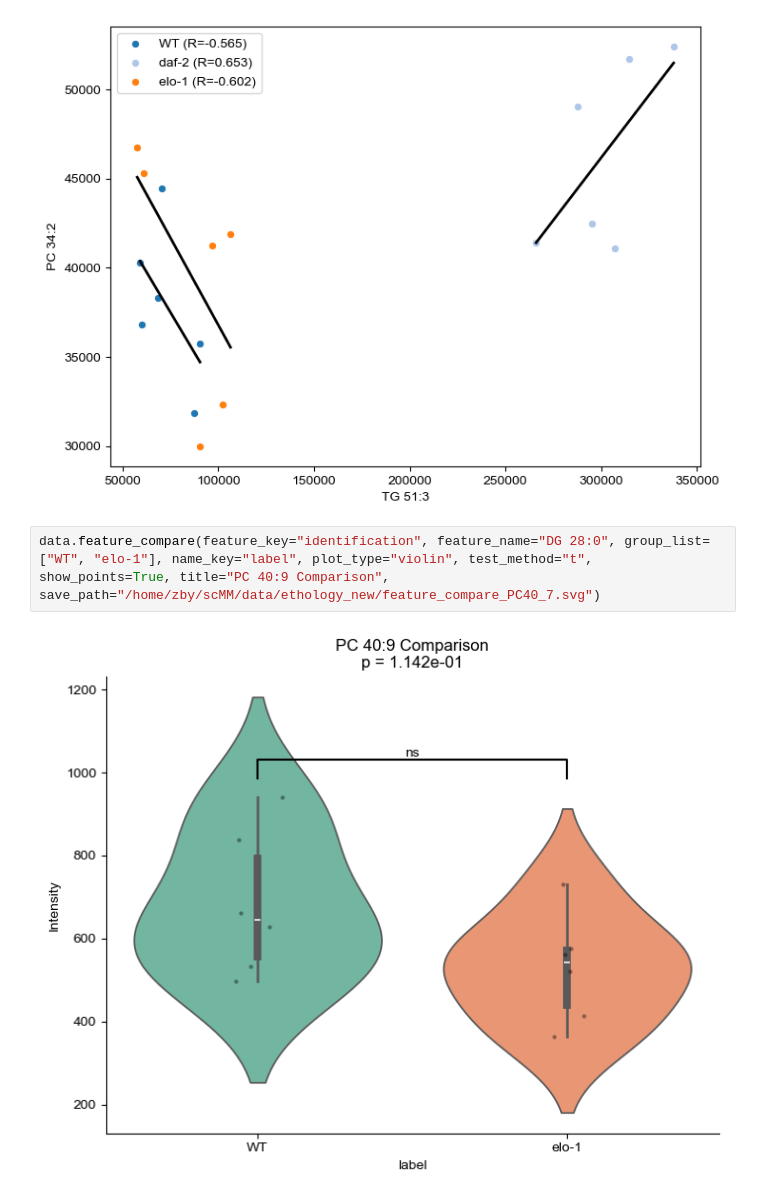
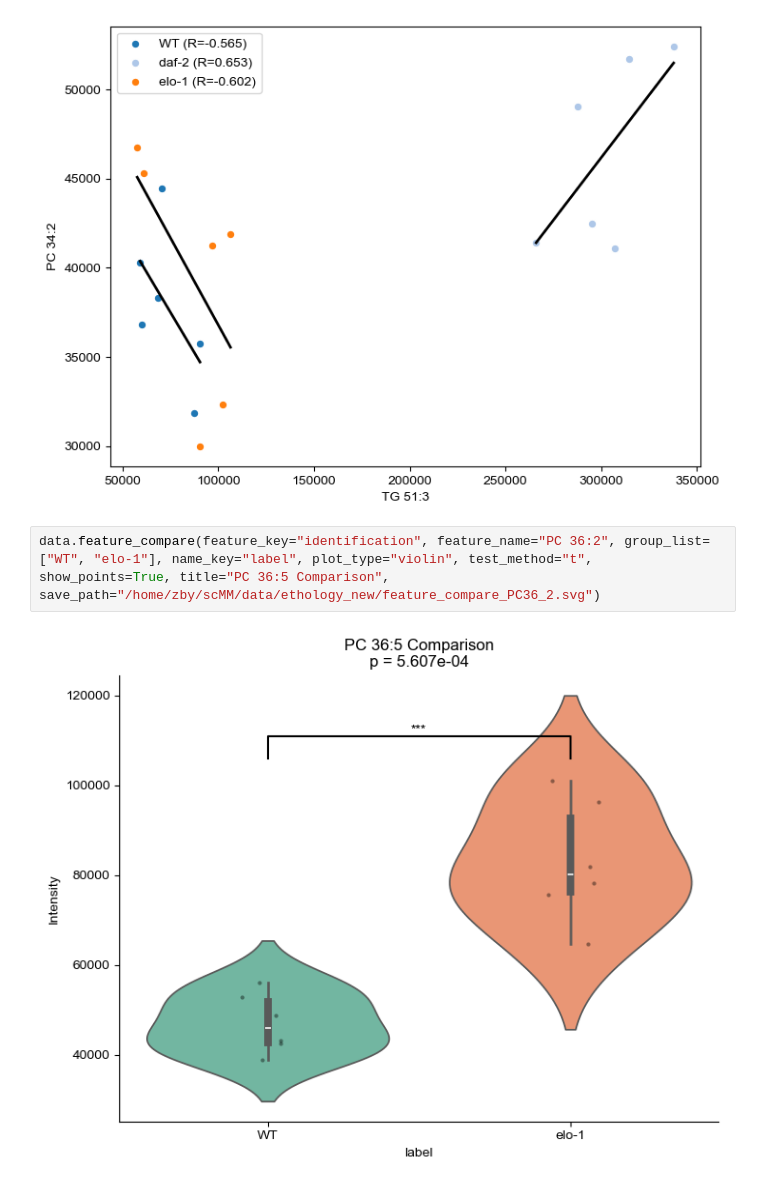
Before and after one commit to creeper349/scMM, a Jupyter notebook: wormmutants.ipynb, the cells around one changed output. Saved outputs shown, nothing was run; the diff lists cells and outputs as text.

```diff
--- a/wormmutants.ipynb
+++ b/wormmutants.ipynb
@@ -175,6 +175,6 @@ data.feature_scatter(key = "identification", feature_x_name="TG 51:3", feature_y
 # %% [output]
 [figure]
 # %%
-data.feature_compare(feature_key="identification", feature_name="DG 28:0", group_list=["WT", "elo-1"], name_key="label", plot_type="violin", test_method="t", show_points=True, title="PC 40:9 Comparison", save_path="/home/zby/scMM/data/ethology_new/feature_compare_PC40_7.svg")
+data.feature_compare(feature_key="identification", feature_name="PC 36:2", group_list=["WT", "elo-1"], name_key="label", plot_type="violin", test_method="t", show_points=True, title="PC 36:5 Comparison", save_path="/home/zby/scMM/data/ethology_new/feature_compare_PC36_2.svg")
 # %% [output]
-[figure, old version]
+[figure, new version]
```
Also changed, not shown: parts of 1 cell of this notebook, 14 other files.
